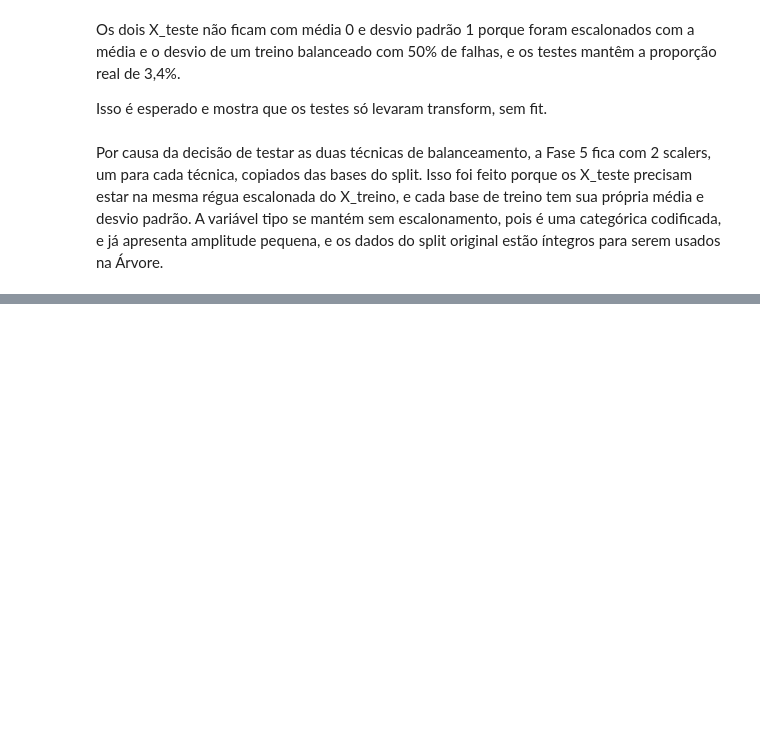
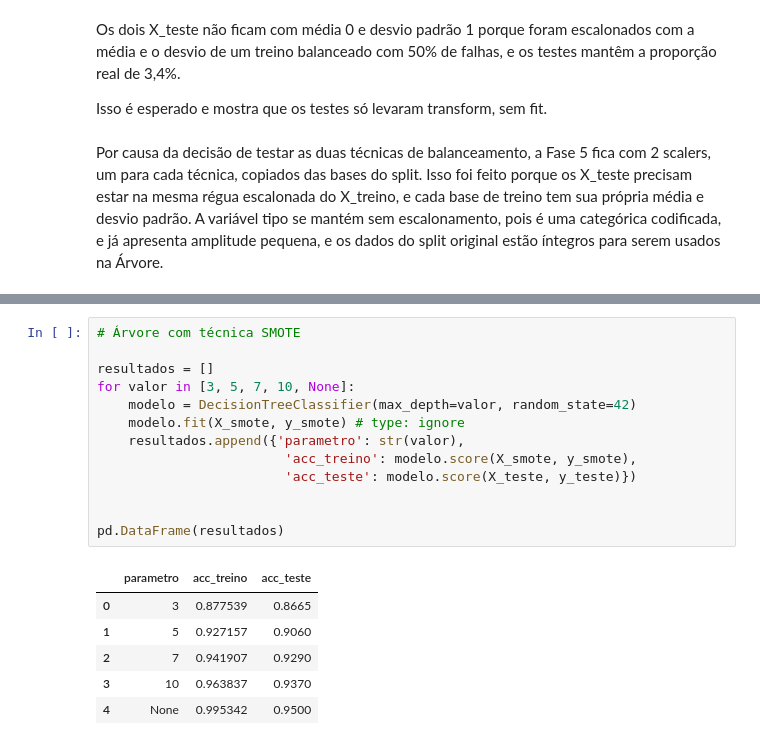
Before and after one commit to filipester/manutencao_preditiva, a Jupyter notebook: manutencao_preditiva.ipynb, the cells around one changed output, grey strips where cells are left out. Drawn from its saved outputs; the diff is of its cells as text; blank space fills up the shorter version.

Commit message:
add KNN and Decision Tree tests

```diff
--- a/manutencao_preditiva.ipynb
+++ b/manutencao_preditiva.ipynb
@@ -492,0 +541,20 @@ Por causa da decisão de testar as duas técnicas de balanceamento, a Fase 5 fic
+# %%
+# Árvore com técnica SMOTE
+
+resultados = []
+for valor in [3, 5, 7, 10, None]:
+    modelo = DecisionTreeClassifier(max_depth=valor, random_state=42)
+    modelo.fit(X_smote, y_smote) # type: ignore
+    resultados.append({'parametro': str(valor),
+                        'acc_treino': modelo.score(X_smote, y_smote),
+                        'acc_teste': modelo.score(X_teste, y_teste)})
+
+
+pd.DataFrame(resultados)
+# %% [output]
+|  | parametro | acc_treino | acc_teste |
+| 0 | 3 | 0.877539 | 0.8665 |
+| 1 | 5 | 0.927157 | 0.9060 |
+| 2 | 7 | 0.941907 | 0.9290 |
+| 3 | 10 | 0.963837 | 0.9370 |
+| 4 | None | 0.995342 | 0.9500 |
```
Also changed, not shown: parts of 5 cells of this notebook.
